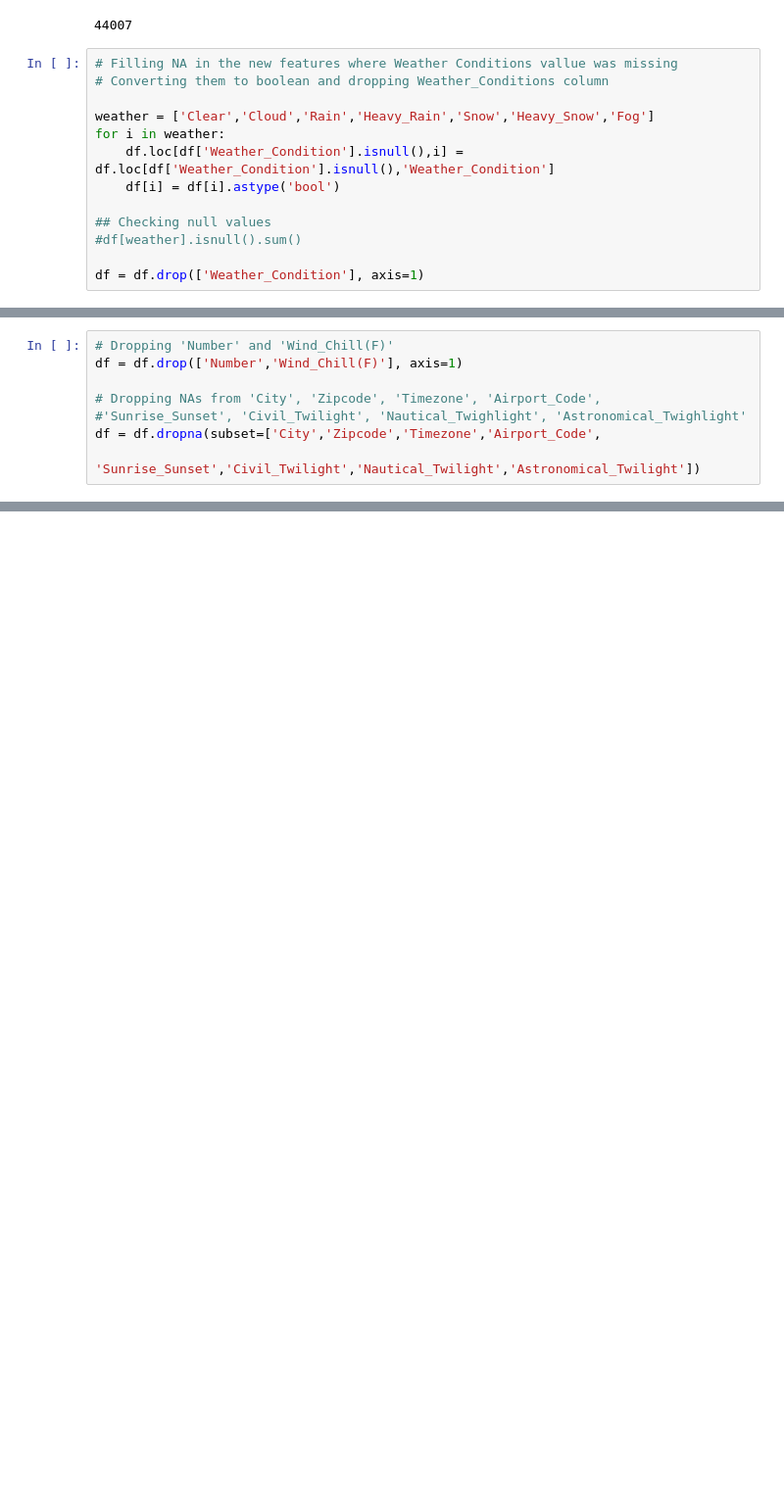
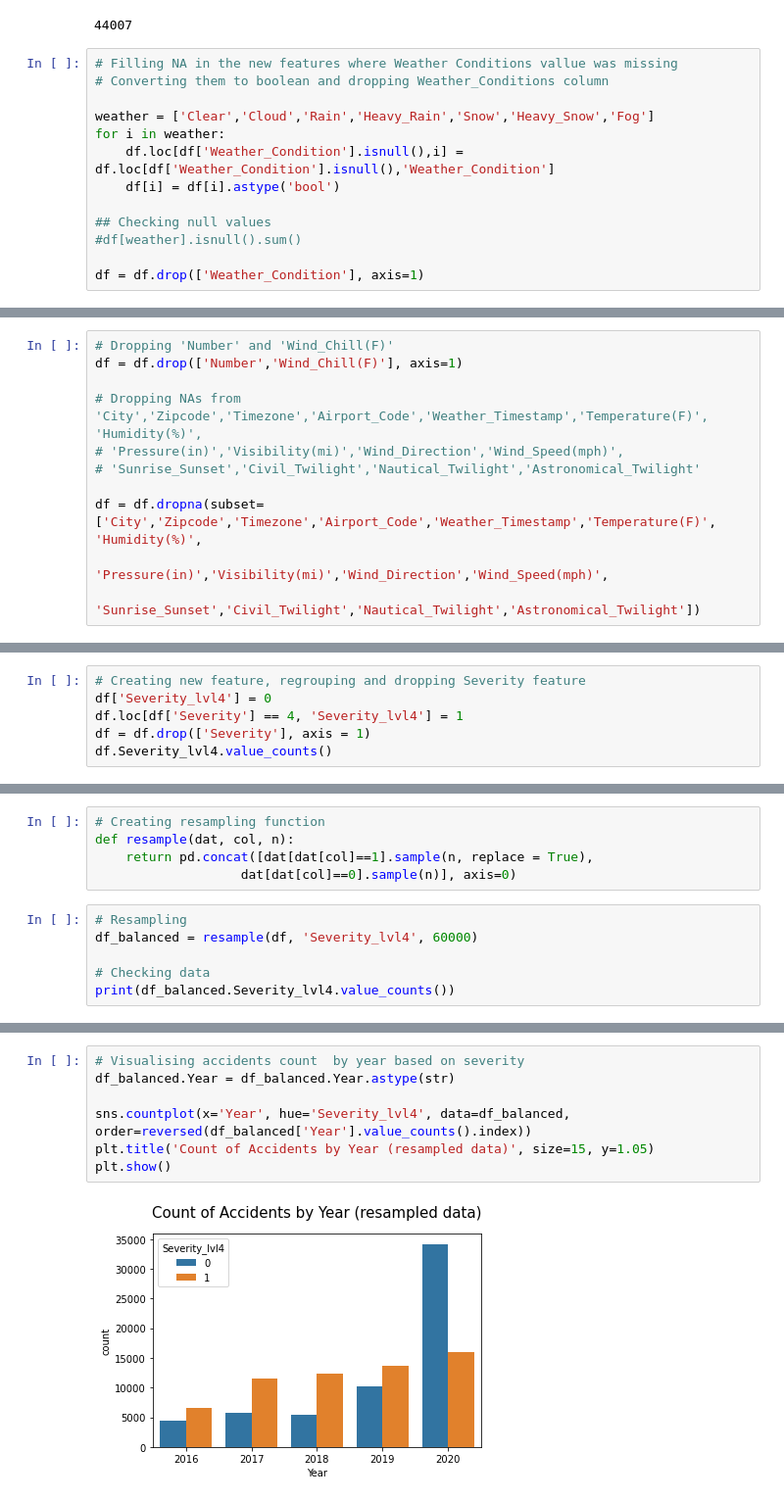
Before and after one commit to AlekseiPronin/FinalProject_DataAnalysis_US_Accidents, a Jupyter notebook: EDA.ipynb, the cells around one changed output, grey strips where cells are left out. Shown at 98% size. Saved outputs shown, nothing was run; the diff lists cells and outputs as text; blank space fills up the shorter version.

Commit message:
data cleaning done

```diff
--- a/EDA.ipynb
+++ b/EDA.ipynb
@@ -462,8 +479,11 @@ In 'City', 'Zipcode', 'Timezone', 'Airport_Code', 'Sunrise_Sunset', 'Civil_Twili
 # Dropping 'Number' and 'Wind_Chill(F)'
 df = df.drop(['Number','Wind_Chill(F)'], axis=1)
 
-# Dropping NAs from 'City', 'Zipcode', 'Timezone', 'Airport_Code',
-#'Sunrise_Sunset', 'Civil_Twilight', 'Nautical_Twighlight', 'Astronomical_Twighlight'
-df = df.dropna(subset=['City','Zipcode','Timezone','Airport_Code',
+# Dropping NAs from 'City','Zipcode','Timezone','Airport_Code','Weather_Timestamp','Temperature(F)', 'Humidity(%)',
+# 'Pressure(in)','Visibility(mi)','Wind_Direction','Wind_Speed(mph)',
+# 'Sunrise_Sunset','Civil_Twilight','Nautical_Twilight','Astronomical_Twilight'
+
+df = df.dropna(subset=['City','Zipcode','Timezone','Airport_Code','Weather_Timestamp','Temperature(F)', 'Humidity(%)',
+                       'Pressure(in)','Visibility(mi)','Wind_Direction','Wind_Speed(mph)',
                        'Sunrise_Sunset','Civil_Twilight','Nautical_Twilight','Astronomical_Twilight'])
 # %%
@@ -476,0 +508,6 @@ df_severity.plot(kind='bar', title='Severity Count')
+# %%
+# Creating new feature, regrouping and dropping Severity feature
+df['Severity_lvl4'] = 0
+df.loc[df['Severity'] == 4, 'Severity_lvl4'] = 1
+df = df.drop(['Severity'], axis = 1)
+df.Severity_lvl4.value_counts()
@@ -476,0 +520,11 @@ df_severity.plot(kind='bar', title='Severity Count')
+# %%
+# Creating resampling function
+def resample(dat, col, n):
+    return pd.concat([dat[dat[col]==1].sample(n, replace = True),
+                   dat[dat[col]==0].sample(n)], axis=0)
+# %%
+# Resampling
+df_balanced = resample(df, 'Severity_lvl4', 60000)
+
+# Checking data
+print(df_balanced.Severity_lvl4.value_counts())
@@ -476,0 +537,9 @@ df_severity.plot(kind='bar', title='Severity Count')
+# %%
+# Visualising accidents count  by year based on severity
+df_balanced.Year = df_balanced.Year.astype(str)
+
+sns.countplot(x='Year', hue='Severity_lvl4', data=df_balanced, order=reversed(df_balanced['Year'].value_counts().index))
+plt.title('Count of Accidents by Year (resampled data)', size=15, y=1.05)
+plt.show()
+# %% [output]
+[figure, added]
```
Also changed, not shown: parts of 15 cells of this notebook.
